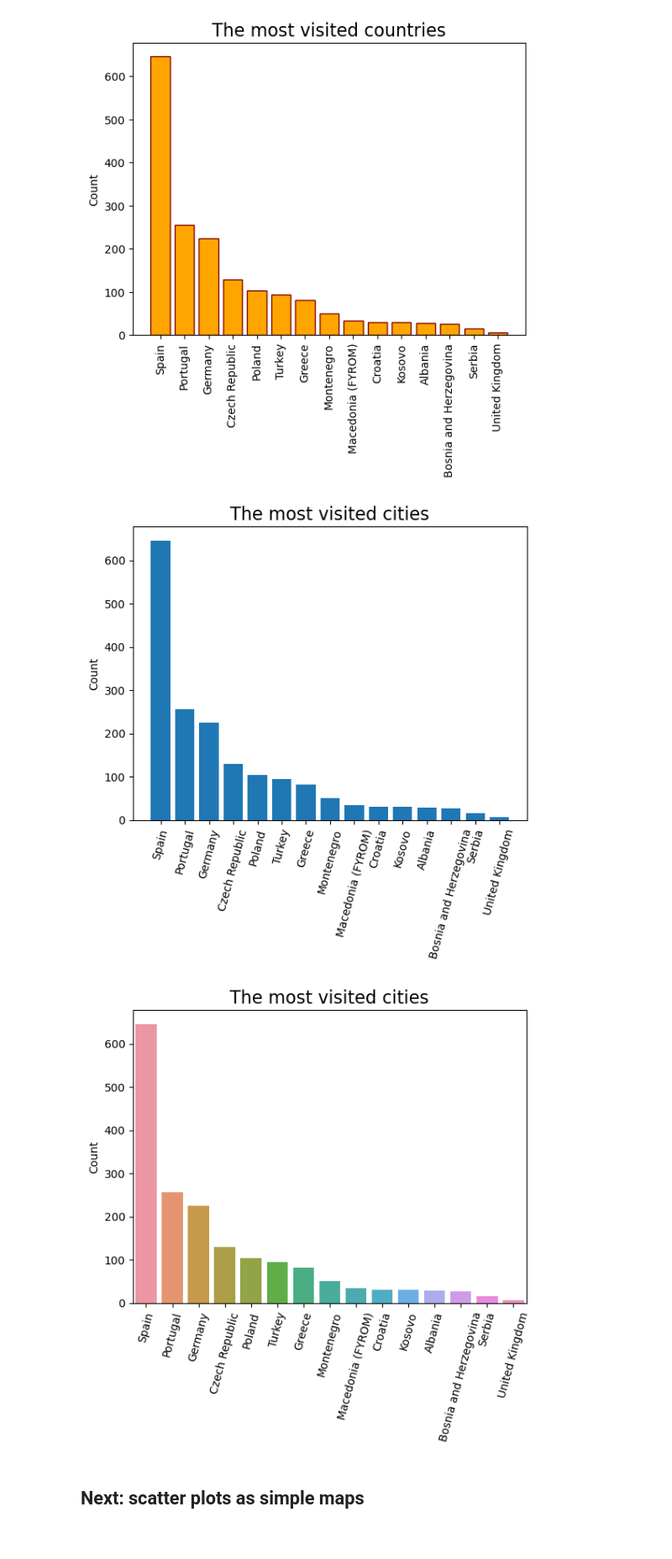
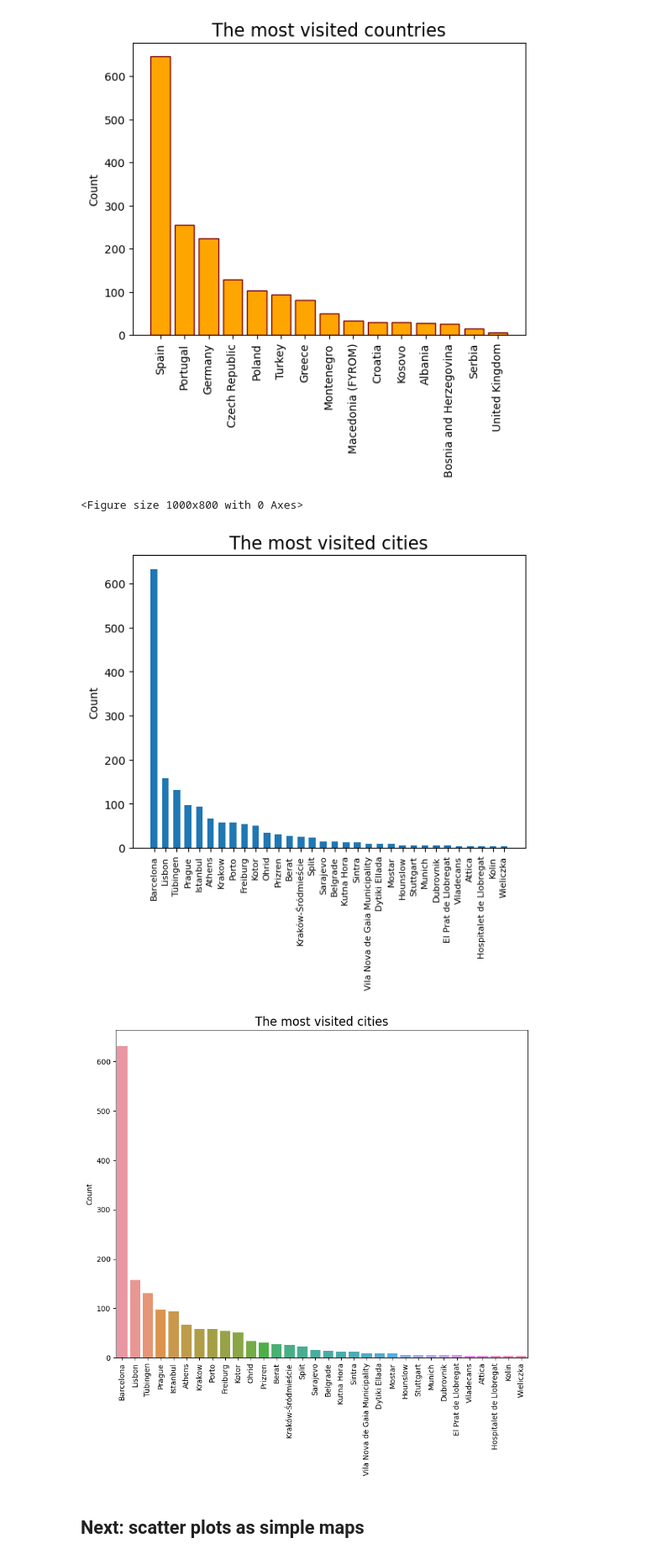
Before and after one commit to qszhao/PTUA2023, a Jupyter notebook: Lab06/Lab06_Visualization(XY Lu).ipynb, the cells around one changed output. Shown: that part at 84% size. Drawn from its saved outputs; the diff is of its cells as text; code cells hidden in the pictures.

```diff
--- a/Lab06/Lab06_Visualization(XY Lu).ipynb
+++ b/Lab06/Lab06_Visualization(XY Lu).ipynb
@@ -126,24 +126,28 @@ plt.show()
 # %%
 # Q2: Draw the same bar chart, but now for the most visited cities instead of countries
 
 #matplotlib
+plt.figure(1, figsize=(10,8))
 list2 = df['city'].value_counts()
+list2 = list2[list2>2]
 fig, ax = plt.subplots()
-ax.bar(list1.index,list1)
+ax.bar(list2.index,list2,width=0.6)
 ax.set_title('The most visited cities', fontsize=16)
 ax.set_ylabel('Count')
-ax.tick_params('x',rotation=75)
+ax.tick_params('x',rotation=90, labelsize=8)
 plt.show()
 
 #seaborn
-sns.barplot(x=list1.index,y=list1)
+plt.figure(1, figsize=(10,8))
+sns.barplot(x=list2.index,y=list2)
 plt.title('The most visited cities', fontsize=16)
 plt.ylabel('Count')
-plt.xticks(rotation=75)
+plt.xticks(rotation=90, fontsize=10)
 plt.show()
 # %% [output]
+<Figure size 1000x800 with 0 Axes>
-[figure, old version]
+[figure, new version]
-[figure, old version]
+[figure, new version]
 # %% [markdown]
 ## Next: scatter plots as simple maps
 # %%
```
Also changed, not shown: parts of 3 cells of this notebook.
